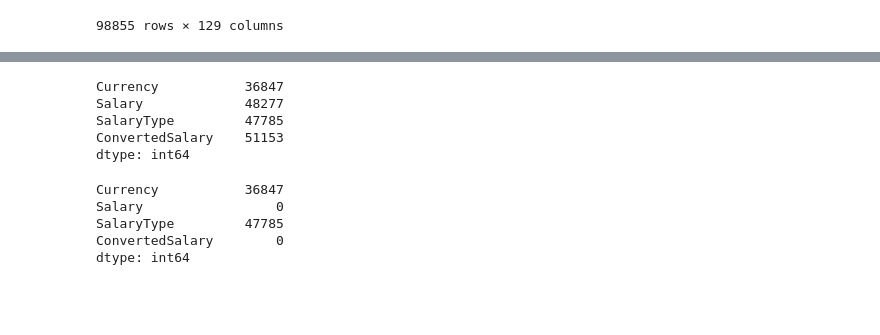
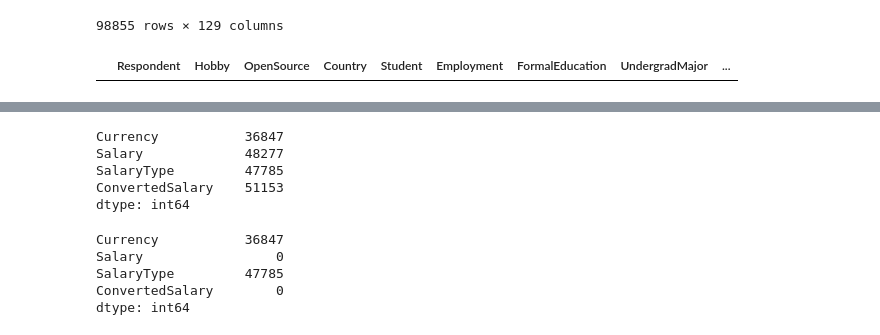
Before and after one commit to hbatistuzzo/Ironhack-FinalProject, a Jupyter notebook: case_AME2.ipynb, the cells around one changed output, grey strips where cells are left out. Drawn from its saved outputs; the diff is of its cells as text; code cells hidden in the pictures; blank space fills up the shorter version.

```diff
--- a/case_AME2.ipynb
+++ b/case_AME2.ipynb
@@ -30,7 +41,12 @@ Matplotlib version: 3.6.2
+# %%
+# Display Options
+pd.set_option('display.max_rows', 500)
+pd.set_option('display.max_columns', 500)
+pd.set_option('display.width', 1000)
 # %% [markdown]
 <a id="3"></a>
 # <p style="padding:10px;background-color:#0fa79f;margin:0;color:#111423;font-family:newtimeroman;font-size:100%;text-align:center;border-radius: 15px 50px;overflow:hidden;font-weight:500">Initial Data Inspection</p>
 
 **Importing the dataset**
 # %%
-data = pd.read_csv('C:/Users/hbati/Ironhack/Cases/AME/survey_results_public.csv',low_memory=False)
+data = pd.read_csv('D:\Ironhack_D\Ironhack\Cases\AME\survey_results_public.csv',low_memory=False,sep=',')
@@ -50,6 +74,13 @@ data #98855 entries
 | 98853 | 101544 | Yes | No | Russian Federation | No | Independent contractor, freelance... | Some college/university study wit... | NaN | ... |
 | 98854 | 101548 | Yes | Yes | Cambodia | NaN | NaN | NaN | NaN | ... |
 98855 rows × 129 columns
+# %%
+# Duplicates?
+data[data.duplicated()]
+
+# No
+# %% [output]
+|  | Respondent | Hobby | OpenSource | Country | Student | Employment | FormalEducation | UndergradMajor | ... |
 # %% [markdown]
 <!--
 • Salário vazio ou com valor “NA” deve ser convertido para zero (0.0).
```
Also changed, not shown: parts of 5 cells of this notebook, 12 other files.
